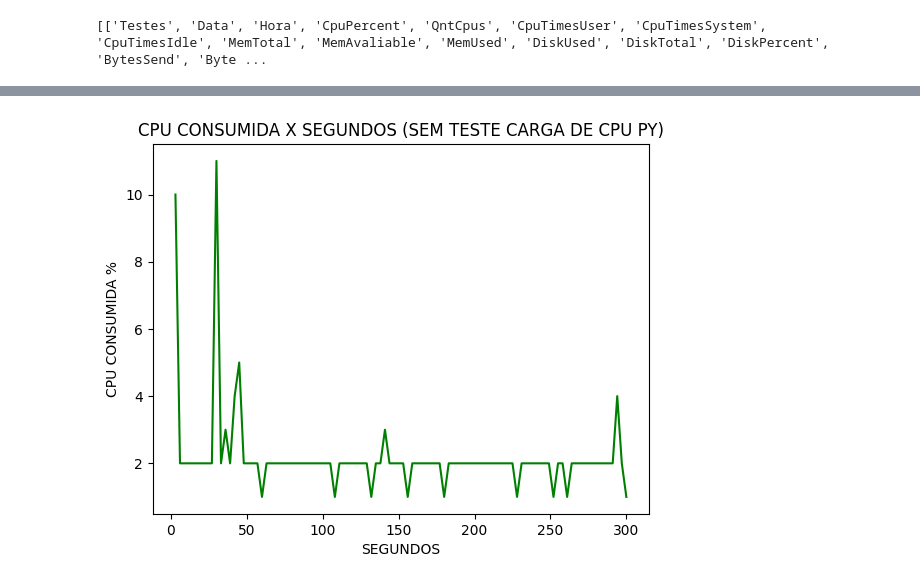
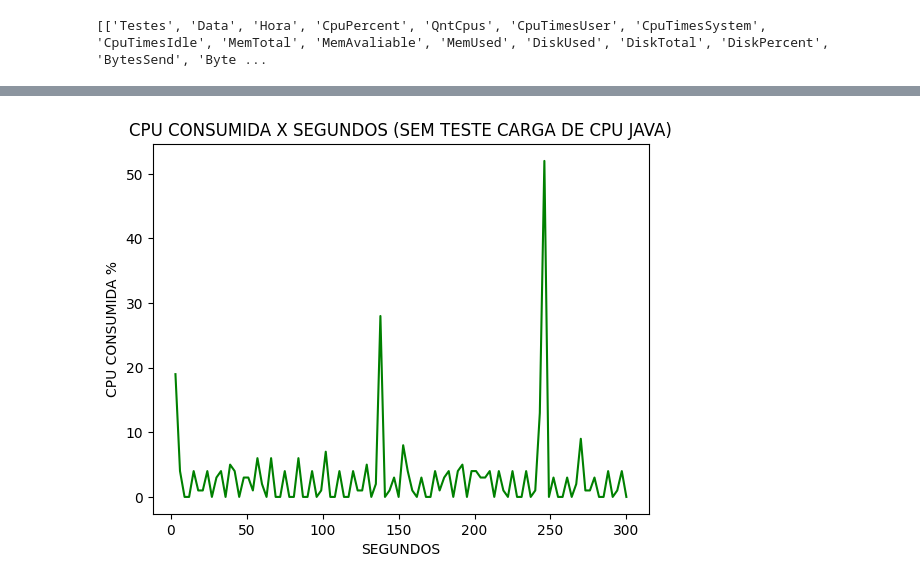
Before and after one commit to laisy/ADS-Scripts, a Jupyter notebook: coletas/java/coleta_sem_carga_mem_cpu.ipynb, the cells around one changed output, grey strips where cells are left out. Cells and saved outputs as stored; diff of their text form; code cells hidden in the pictures.

Commit message:
Add analises java

```diff
--- a/coletas/java/coleta_sem_carga_mem_cpu.ipynb
+++ b/coletas/java/coleta_sem_carga_mem_cpu.ipynb
@@ -10,7 +10,7 @@ from datetime import time
 # df = pd.read_csv("monitoramento.txt", names=names_columns)
 # %%
 lines = []
-for line in open('/home/laisy/Documentos/ADS/ADS-Scripts/Scripts-Python/monitoramento_py.txt', 'r'):
+for line in open('/home/laisy/Documentos/ADS/ADS-Scripts/Scripts_javaScript/monitoramentoJava.txt', 'r'):
     lines.append(line.split())
 # %%
 print(lines)
@@ -42,9 +42,6 @@ print(lines)
 # %%
 y = []
 for k in lines:
-    date = k[1] + ' ' + k[2]
-    date = datetime.strptime(date, '%Y/%m/%d %H:%M:%S')
-    hora = date.time()
     # CpuPercent
     CpuPercent = int(round(float(k[3])))
     # if CpuPercent not in y:
@@ -56,15 +53,15 @@ for k in range(len(y)):
     cont += 3
     x.append(cont)
 # %%
-plt.title("CPU CONSUMIDA X SEGUNDOS (SEM TESTE CARGA DE CPU PY)")
+plt.title("CPU CONSUMIDA X SEGUNDOS (SEM TESTE CARGA DE CPU JAVA)")
 plt.xlabel('SEGUNDOS')
 plt.ylabel('CPU CONSUMIDA %')
 # plt.plot(x, y, marker = 'o', c = 'g')
 plt.plot(x, y, c = 'g')
 # plt.ylim(50, 75)
 plt.show()
 # %% [output]
-[figure, old version]
+[figure, new version]
 # %%
 y2 = []
 for k in lines:
```
Also changed, not shown: parts of 4 cells of this notebook, 6 other files.
